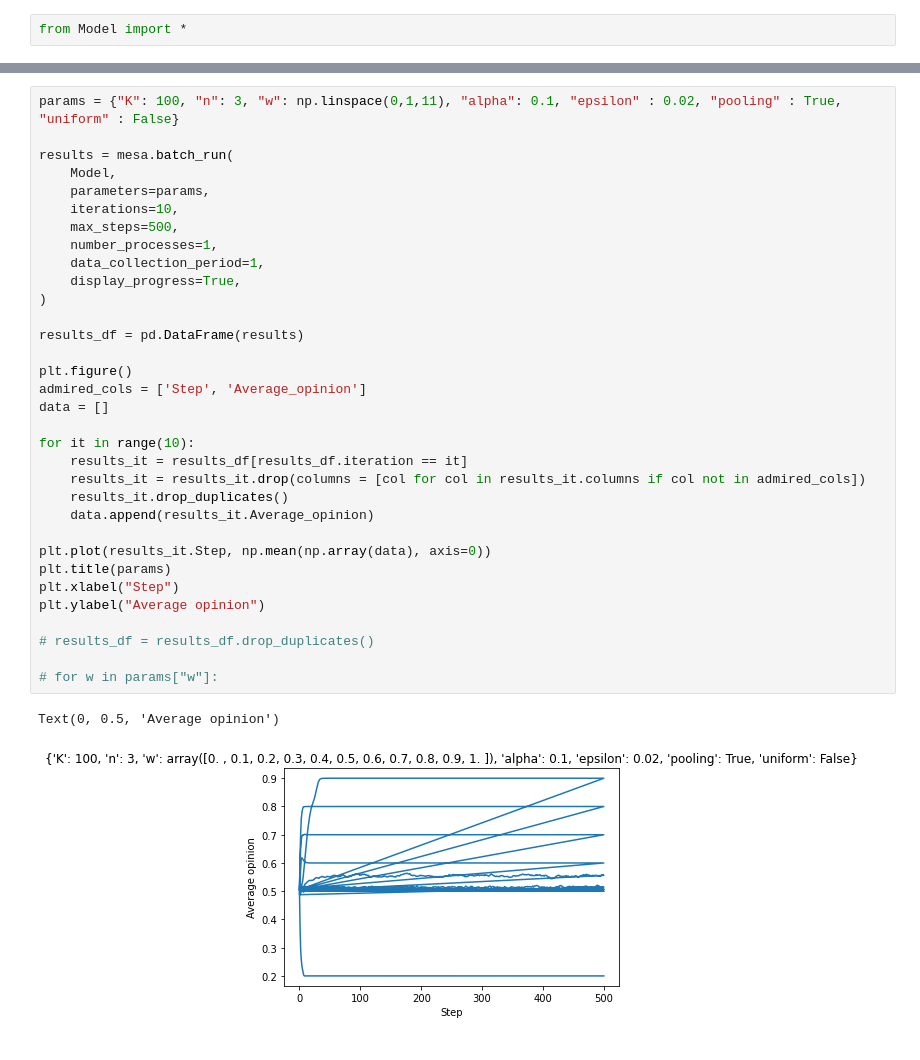
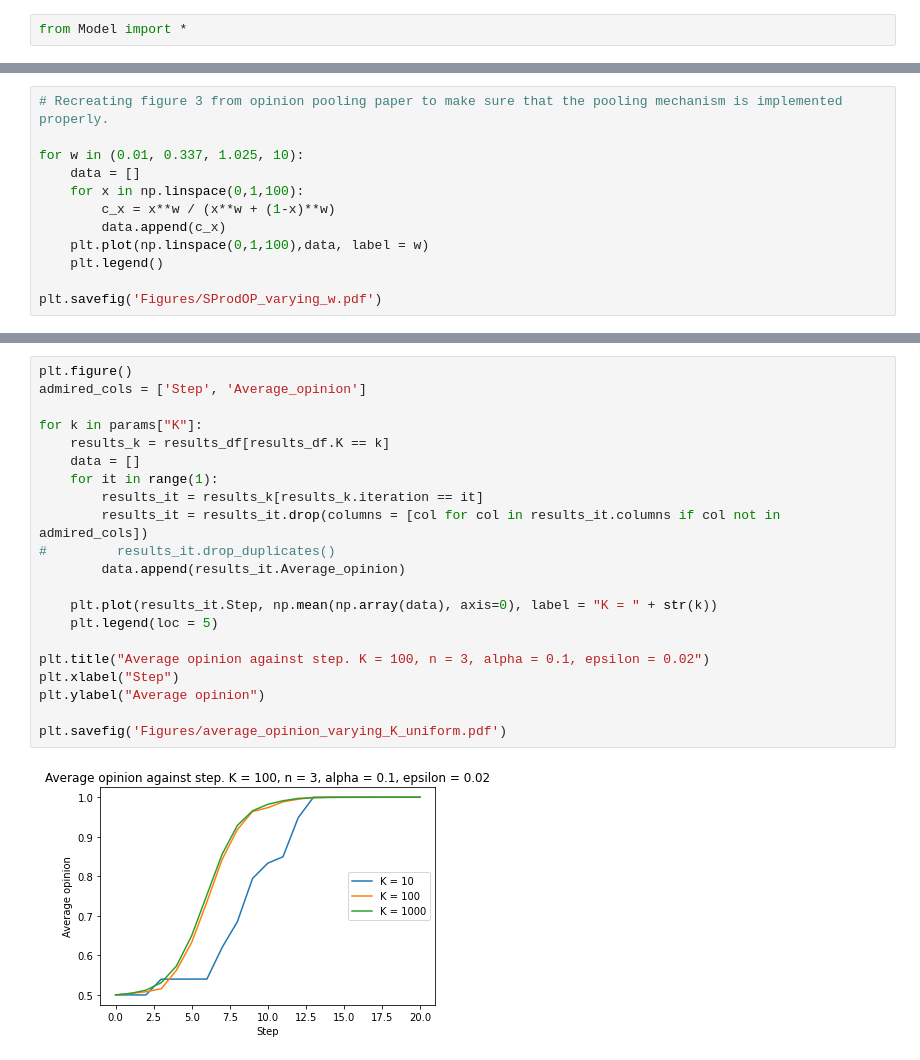
Before and after one commit to TheoLeVay1/Dynamic-Environments-in-Best-of-N, a Jupyter notebook: Model_experimentation.ipynb, the cells around one changed output, grey strips where cells are left out. Drawn from its saved outputs; the diff is of its cells as text.

Commit message:
Deleted Best_of_2 notebook. Produced figures.
Figures with varying K and w in different scenarios

```diff
--- a/Model_experimentation.ipynb
+++ b/Model_experimentation.ipynb
@@ -4,0 +59,12 @@ Tests with no pooling, only Bayesian updating. Initialised with every agent star
+# %%
+# Recreating figure 3 from opinion pooling paper to make sure that the pooling mechanism is implemented properly.
+
+for w in (0.01, 0.337, 1.025, 10):
+    data = []
+    for x in np.linspace(0,1,100):
+        c_x = x**w / (x**w + (1-x)**w)
+        data.append(c_x)
+    plt.plot(np.linspace(0,1,100),data, label = w)
+    plt.legend()
+
+plt.savefig('Figures/SProdOP_varying_w.pdf')
@@ -5,36 +73,23 @@ Tests with no pooling, only Bayesian updating. Initialised with every agent star
 # %%
-params = {"K": 100, "n": 3, "w": np.linspace(0,1,11), "alpha": 0.1, "epsilon" : 0.02, "pooling" : True, "uniform" : False}
-
-results = mesa.batch_run(
-    Model,
-    parameters=params,
-    iterations=10,
-    max_steps=500,
-    number_processes=1,
-    data_collection_period=1,
-    display_progress=True,
-)
-
-results_df = pd.DataFrame(results)
-
 plt.figure()
 admired_cols = ['Step', 'Average_opinion']
-data = []
 
-for it in range(10):
-    results_it = results_df[results_df.iteration == it]
-    results_it = results_it.drop(columns = [col for col in results_it.columns if col not in admired_cols])
-    results_it.drop_duplicates()
-    data.append(results_it.Average_opinion)
+for k in params["K"]:
+    results_k = results_df[results_df.K == k]
+    data = []
+    for it in range(1):
+        results_it = results_k[results_k.iteration == it]
+        results_it = results_it.drop(columns = [col for col in results_it.columns if col not in admired_cols])
+#         results_it.drop_duplicates()
+        data.append(results_it.Average_opinion)
 
-plt.plot(results_it.Step, np.mean(np.array(data), axis=0))
-plt.title(params)
+    plt.plot(results_it.Step, np.mean(np.array(data), axis=0), label = "K = " + str(k))
+    plt.legend(loc = 5)
+
+plt.title("Average opinion against step. K = 100, n = 3, alpha = 0.1, epsilon = 0.02")
 plt.xlabel("Step")
 plt.ylabel("Average opinion")
 
-# results_df = results_df.drop_duplicates()
-
-# for w in params["w"]:
+plt.savefig('Figures/average_opinion_varying_K_uniform.pdf')
 # %% [output]
-Text(0, 0.5, 'Average opinion')
-[figure, old version]
+[figure, new version]
```
Also changed, not shown: parts of 6 cells of this notebook, 14 other files.
